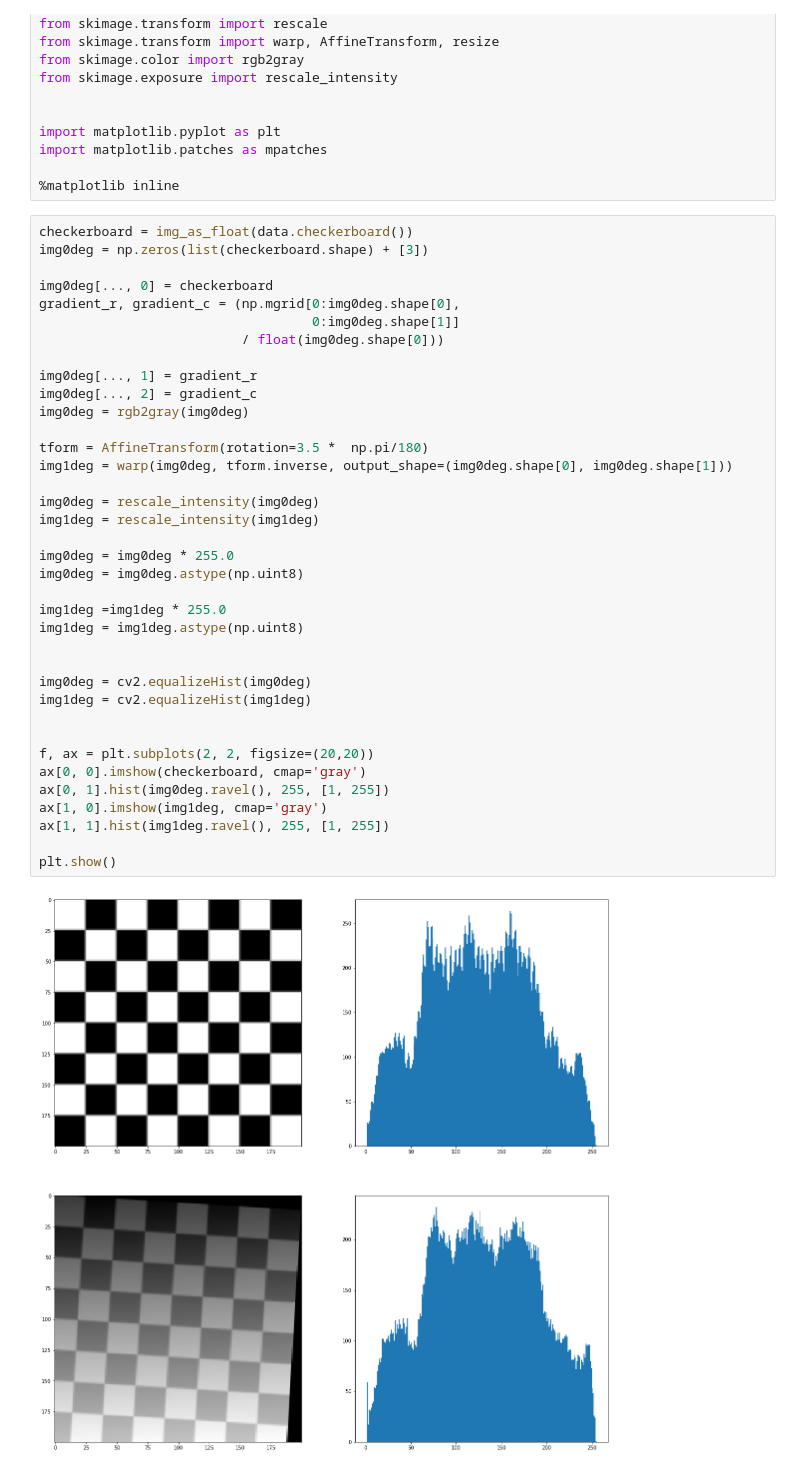
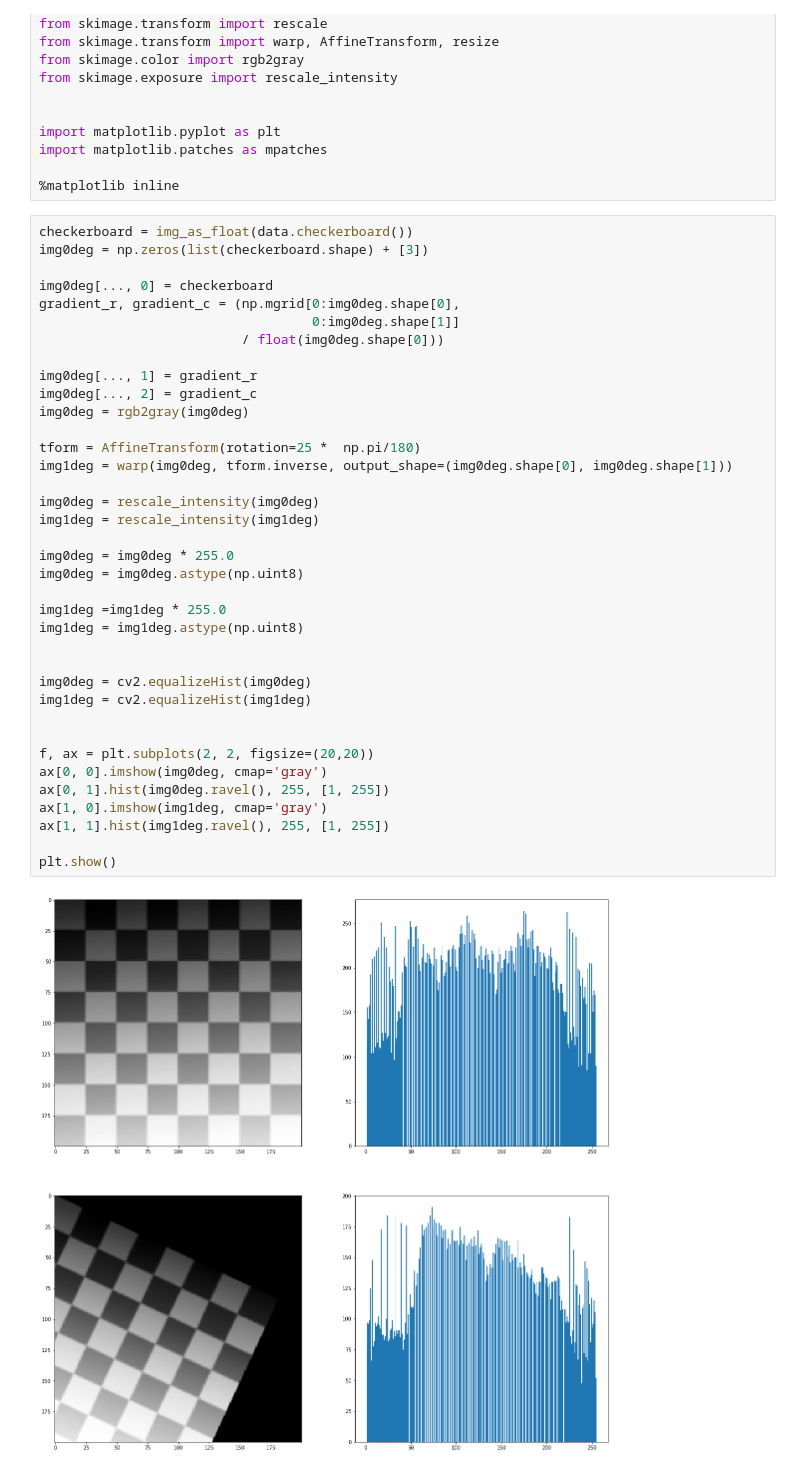
Before and after one commit to iamfaisalkhan/XImageRegistration, a Jupyter notebook: ECC Approach/Alignment-ECC-checkboard.ipynb, the cells around one changed output. Saved outputs shown, nothing was run; the diff lists cells and outputs as text.

```diff
--- a/ECC Approach/Alignment-ECC-checkboard.ipynb
+++ b/ECC Approach/Alignment-ECC-checkboard.ipynb
@@ -31,36 +31,36 @@ gradient_r, gradient_c = (np.mgrid[0:img0deg.shape[0],
                                    0:img0deg.shape[1]]
                           / float(img0deg.shape[0]))
 
 img0deg[..., 1] = gradient_r
 img0deg[..., 2] = gradient_c
 img0deg = rgb2gray(img0deg)
 
-tform = AffineTransform(rotation=3.5 *  np.pi/180)
+tform = AffineTransform(rotation=25 *  np.pi/180)
 img1deg = warp(img0deg, tform.inverse, output_shape=(img0deg.shape[0], img0deg.shape[1]))
 
 img0deg = rescale_intensity(img0deg)
 img1deg = rescale_intensity(img1deg)
 
 img0deg = img0deg * 255.0
 img0deg = img0deg.astype(np.uint8)
 
 img1deg =img1deg * 255.0
 img1deg = img1deg.astype(np.uint8)
 
 
 img0deg = cv2.equalizeHist(img0deg)
 img1deg = cv2.equalizeHist(img1deg)
 
 
 f, ax = plt.subplots(2, 2, figsize=(20,20))
-ax[0, 0].imshow(checkerboard, cmap='gray')
+ax[0, 0].imshow(img0deg, cmap='gray')
 ax[0, 1].hist(img0deg.ravel(), 255, [1, 255])
 ax[1, 0].imshow(img1deg, cmap='gray')
 ax[1, 1].hist(img1deg.ravel(), 255, [1, 255])
 
 plt.show()
 # %% [output]
-[figure, old version]
+[figure, new version]
 # %%
 def preProcess(image, rs=0.3):
     tmp = rescale(image, rs, mode='reflect')
```
Also changed, not shown: parts of 3 cells of this notebook, 3 other files.
